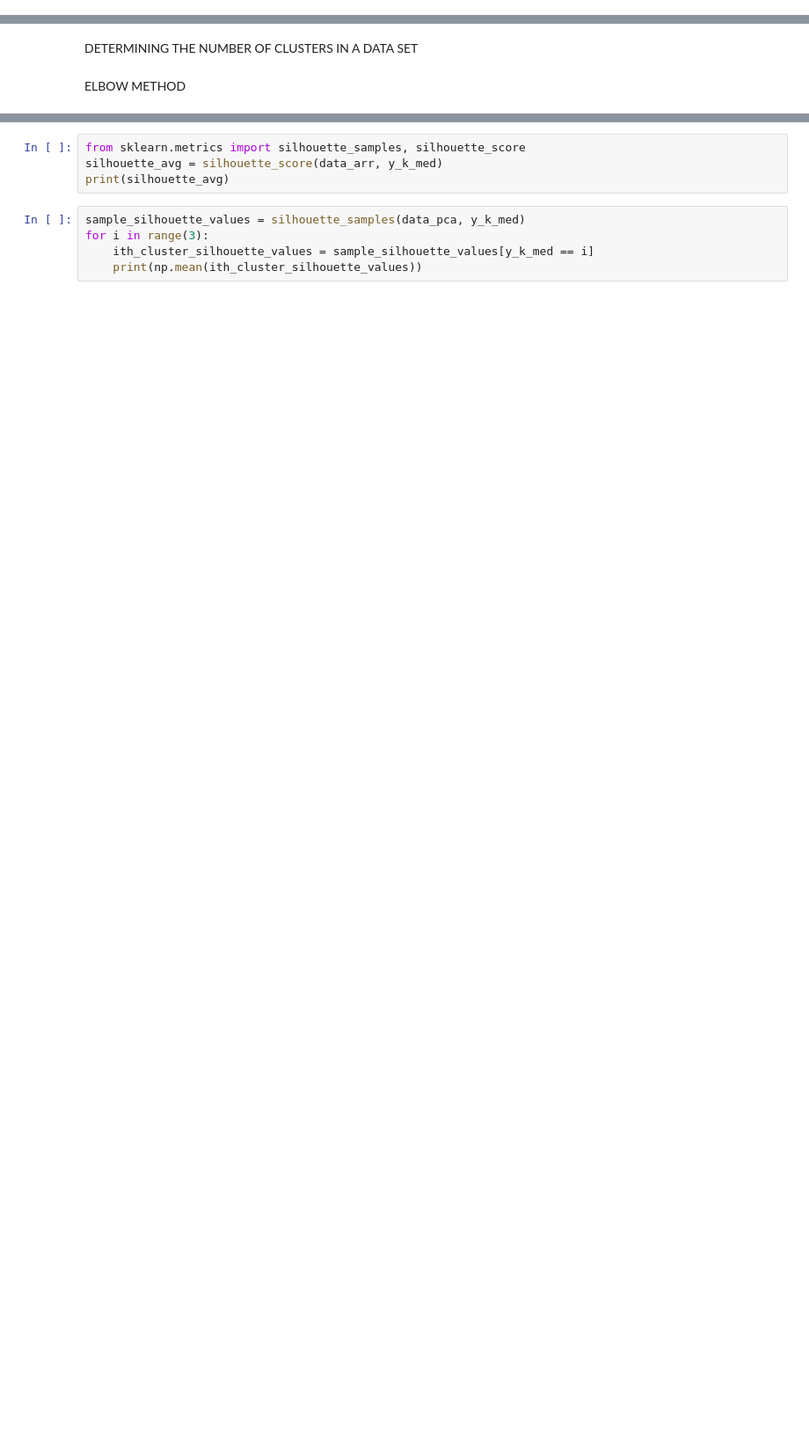
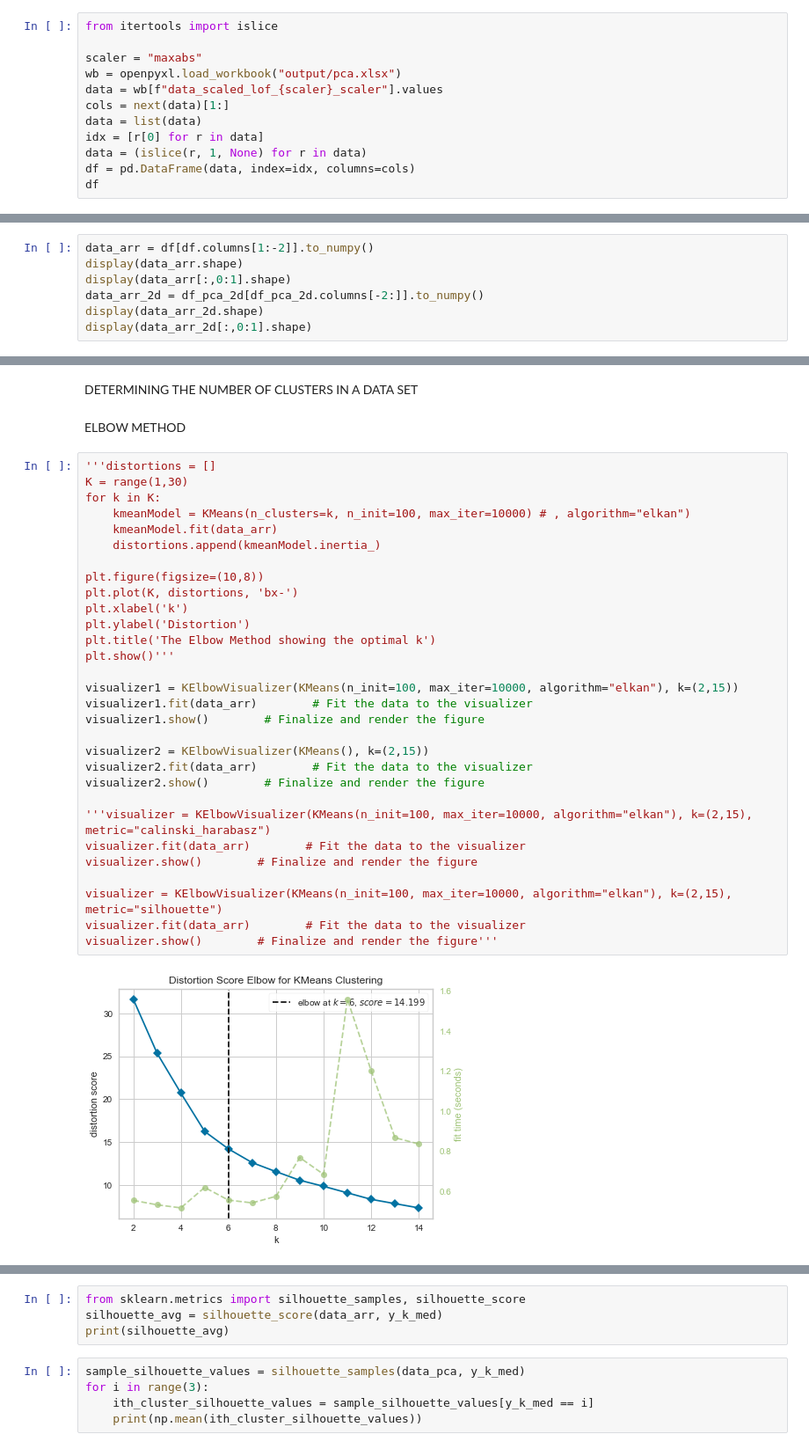
Before and after one commit to maxielias/cbbm, a Jupyter notebook: cbbm/optimum_k.ipynb, the cells around one changed output, grey strips where cells are left out. Shown at 88% size. Saved outputs shown, nothing was run; the diff lists cells and outputs as text; blank space fills up the shorter version.

Commit message:
Updated files, added elbow method analysis

```diff
--- a/cbbm/optimum_k.ipynb
+++ b/cbbm/optimum_k.ipynb
@@ -55,0 +26,12 @@ data_arr = df_scaled[df_scaled.columns[1:]].to_numpy()
+# %%
+from itertools import islice
+
+scaler = "maxabs"
+wb = openpyxl.load_workbook("output/pca.xlsx")
+data = wb[f"data_scaled_lof_{scaler}_scaler"].values
+cols = next(data)[1:]
+data = list(data)
+idx = [r[0] for r in data]
+data = (islice(r, 1, None) for r in data)
+df = pd.DataFrame(data, index=idx, columns=cols)
+df
@@ -55,0 +106,7 @@ data_arr = df_scaled[df_scaled.columns[1:]].to_numpy()
+# %%
+data_arr = df[df.columns[1:-2]].to_numpy()
+display(data_arr.shape)
+display(data_arr[:,0:1].shape)
+data_arr_2d = df_pca_2d[df_pca_2d.columns[-2:]].to_numpy()
+display(data_arr_2d.shape)
+display(data_arr_2d[:,0:1].shape)
@@ -57,3 +119,35 @@ data_arr = df_scaled[df_scaled.columns[1:]].to_numpy()
 DETERMINING THE NUMBER OF CLUSTERS IN A DATA SET
 # %% [markdown]
 ELBOW METHOD
+# %%
+'''distortions = []
+K = range(1,30)
+for k in K:
+    kmeanModel = KMeans(n_clusters=k, n_init=100, max_iter=10000) # , algorithm="elkan")
+    kmeanModel.fit(data_arr)
+    distortions.append(kmeanModel.inertia_)
+
+plt.figure(figsize=(10,8))
+plt.plot(K, distortions, 'bx-')
+plt.xlabel('k')
+plt.ylabel('Distortion')
+plt.title('The Elbow Method showing the optimal k')
+plt.show()'''
+
+visualizer1 = KElbowVisualizer(KMeans(n_init=100, max_iter=10000, algorithm="elkan"), k=(2,15))
+visualizer1.fit(data_arr)        # Fit the data to the visualizer
+visualizer1.show()        # Finalize and render the figure
+
+visualizer2 = KElbowVisualizer(KMeans(), k=(2,15))
+visualizer2.fit(data_arr)        # Fit the data to the visualizer
+visualizer2.show()        # Finalize and render the figure
+
+'''visualizer = KElbowVisualizer(KMeans(n_init=100, max_iter=10000, algorithm="elkan"), k=(2,15), metric="calinski_harabasz")
+visualizer.fit(data_arr)        # Fit the data to the visualizer
+visualizer.show()        # Finalize and render the figure
+
+visualizer = KElbowVisualizer(KMeans(n_init=100, max_iter=10000, algorithm="elkan"), k=(2,15), metric="silhouette")
+visualizer.fit(data_arr)        # Fit the data to the visualizer
+visualizer.show()        # Finalize and render the figure'''
+# %% [output]
+[figure, added]
```
Also changed, not shown: parts of 18 cells of this notebook, 11 other files.
